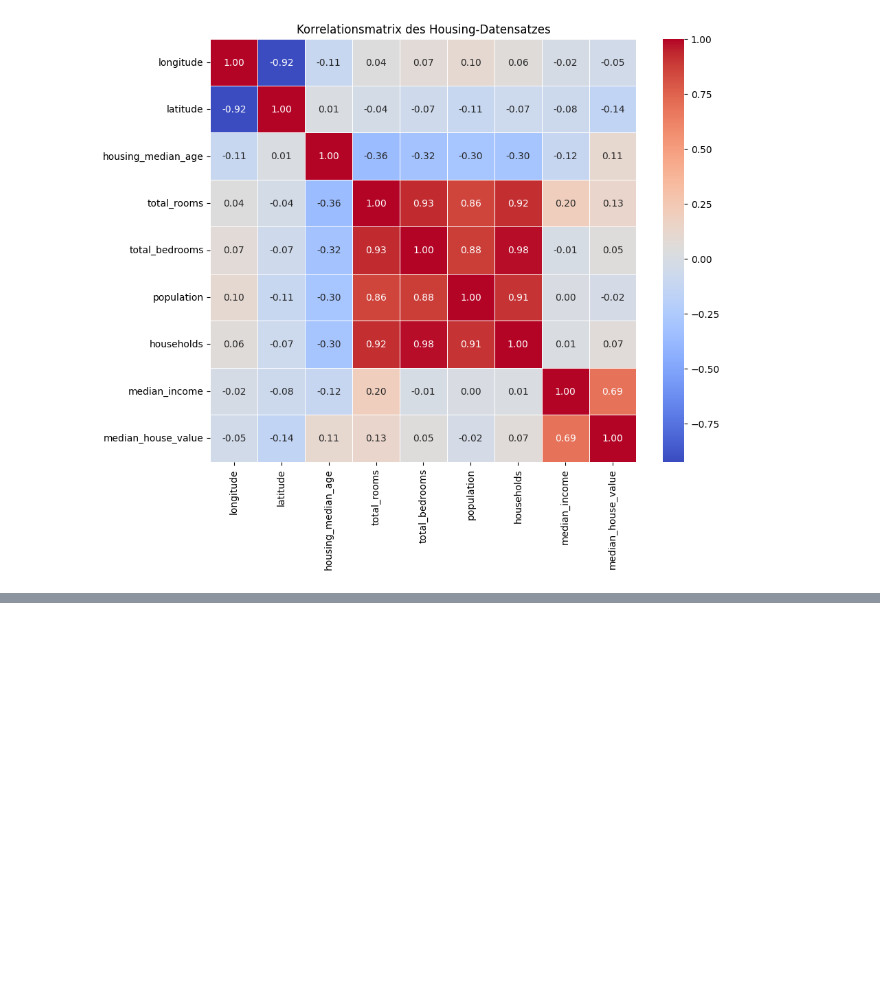
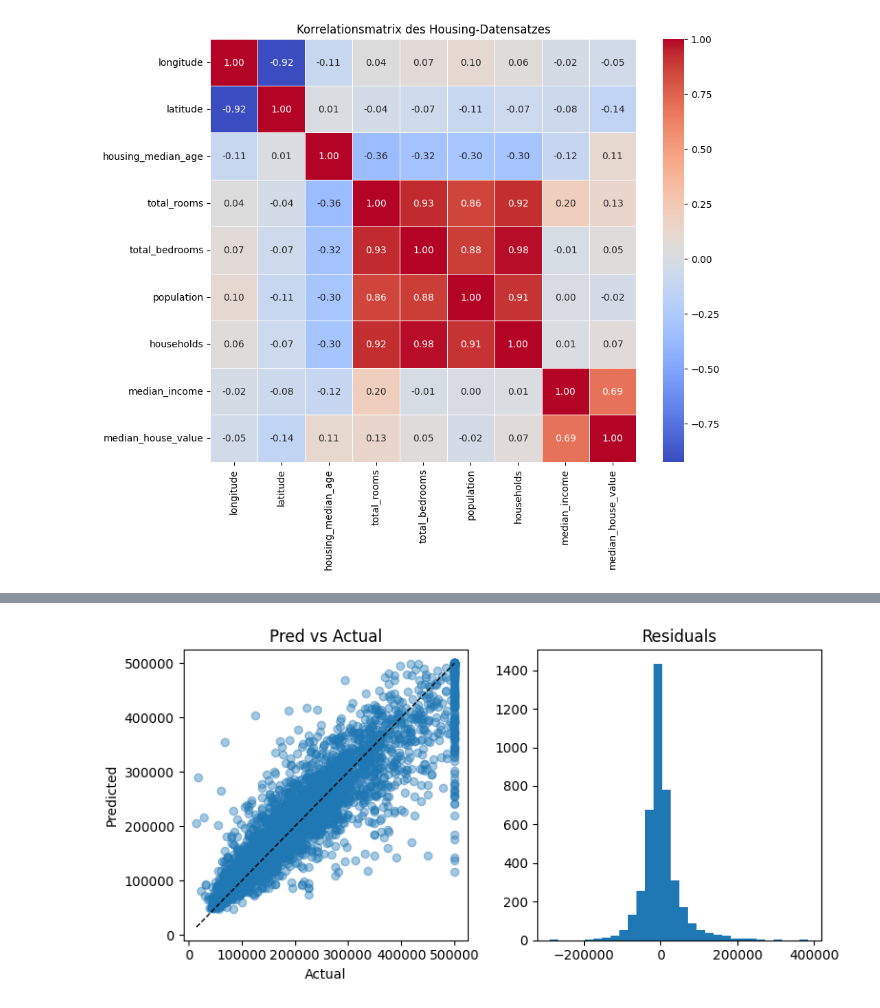
Before and after one commit to CodeMaster4711/DataScience, a Jupyter notebook: HousePricing/prepare-dataset-for-ml.ipynb, the cells around one changed output, grey strips where cells are left out. Saved outputs shown, nothing was run; the diff lists cells and outputs as text; code cells hidden in the pictures; blank space fills up the shorter version.

Commit message:
tutorial: tested also other models

```diff
--- a/HousePricing/prepare-dataset-for-ml.ipynb
+++ b/HousePricing/prepare-dataset-for-ml.ipynb
@@ -57,0 +98,83 @@ SelectKBest does not accept missing values encoded as NaN natively. For supervis
+# %%
+import pandas as pd
+import numpy as np
+from sklearn.model_selection import train_test_split, cross_val_score
+from sklearn.impute import SimpleImputer
+from sklearn.preprocessing import StandardScaler, OneHotEncoder
+from sklearn.compose import ColumnTransformer
+from sklearn.pipeline import Pipeline
+from sklearn.ensemble import RandomForestRegressor
+from sklearn.metrics import mean_squared_error
+
+# Lade Daten und erstelle einfache Feature-Engineering-Features
+housing = pd.read_csv("housing.csv")
+housing['rooms_per_household'] = housing['total_rooms'] / housing['households']
+housing['bedrooms_per_room'] = housing['total_bedrooms'] / housing['total_rooms']
+housing['population_per_household'] = housing['population'] / housing['households']
+
+# Ziel / Merkmale
+X = housing.drop("median_house_value", axis=1)
+y = housing["median_house_value"]
+
+# Spaltenlisten
+numeric_cols = X.select_dtypes(include=[np.number]).columns.tolist()
+categorical_cols = [c for c in X.columns if X[c].dtype == "object"]
+
+# Preprocessing-Pipes
+numeric_transformer = Pipeline([
+    ("imputer", SimpleImputer(strategy="median")),
+    ("scaler", StandardScaler())
+])
+cat_transformer = Pipeline([
+    ("imputer", SimpleImputer(strategy="most_frequent")),
+    ("onehot", OneHotEncoder(handle_unknown="ignore", sparse_output=False))
+])
+
+preprocessor = ColumnTransformer([
+    ("num", numeric_transformer, numeric_cols),
+    ("cat", cat_transformer, categorical_cols)
+])
+
+# Modell-Pipeline
+pipeline = Pipeline([
+    ("preproc", preprocessor),
+    ("model", RandomForestRegressor(n_estimators=200, random_state=42))
+])
+
+# Cross-Validation (5-fold) RMSE
+scores = cross_val_score(pipeline, X, y, cv=5, scoring="neg_mean_squared_error", n_jobs=-1)
+rmse_cv = np.sqrt(-scores)
+print("CV RMSE (5-fold): mean={:.2f}, std={:.2f}".format(rmse_cv.mean(), rmse_cv.std()))
+
+# Train/Test-Fit für finalen Test RMSE und Residuenanalyse
+X_train, X_test, y_train, y_test = train_test_split(X, y, test_size=0.2, random_state=42)
+pipeline.fit(X_train, y_train)
+y_pred = pipeline.predict(X_test)
+rmse_test = np.sqrt(mean_squared_error(y_test, y_pred))
+print("Test RMSE:", round(rmse_test, 2))
+
+# Kurze Residual-Check (optional)
+import matplotlib.pyplot as plt
+res = y_test - y_pred
+plt.figure(figsize=(8,4))
+plt.subplot(1,2,1)
+plt.scatter(y_test, y_pred, alpha=0.4)
+plt.plot([y_test.min(), y_test.max()],[y_test.min(), y_test.max()],'k--',linewidth=1)
+plt.xlabel("Actual"); plt.ylabel("Predicted"); plt.title("Pred vs Actual")
+plt.subplot(1,2,2)
+plt.hist(res, bins=30)
+plt.title("Residuals")
+plt.tight_layout()
+plt.show()
+
+# (Optional) Feature-Importances anzeigen — falls sklearn-Version get_feature_names_out unterstützt
+try:
+    num_names = numeric_cols
+    cat_names = pipeline.named_steps['preproc'].named_transformers_['cat'].named_steps['onehot'].get_feature_names_out(categorical_cols).tolist()
+    feature_names = num_names + cat_names
+    importances = pipeline.named_steps['model'].feature_importances_
+    imp_series = pd.Series(importances, index=feature_names).sort_values(ascending=False)
+    print("Top 10 Feature Importances:\n", imp_series.head(10).to_string())
+except Exception:
+    pass
+# %% [output]
@@ -57,0 +183 @@ SelectKBest does not accept missing values encoded as NaN natively. For supervis
+[figure, added]
```
Also changed, not shown: parts of 3 cells of this notebook, 2 other files.
